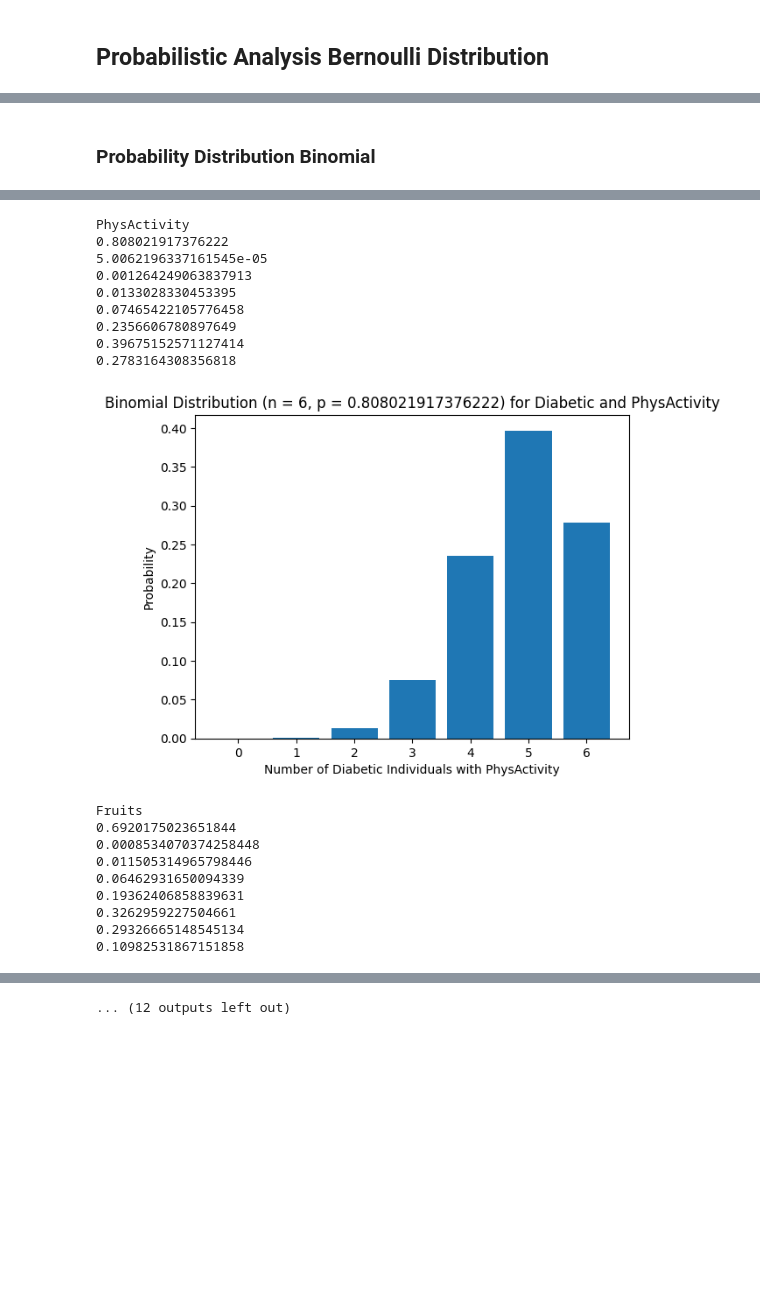
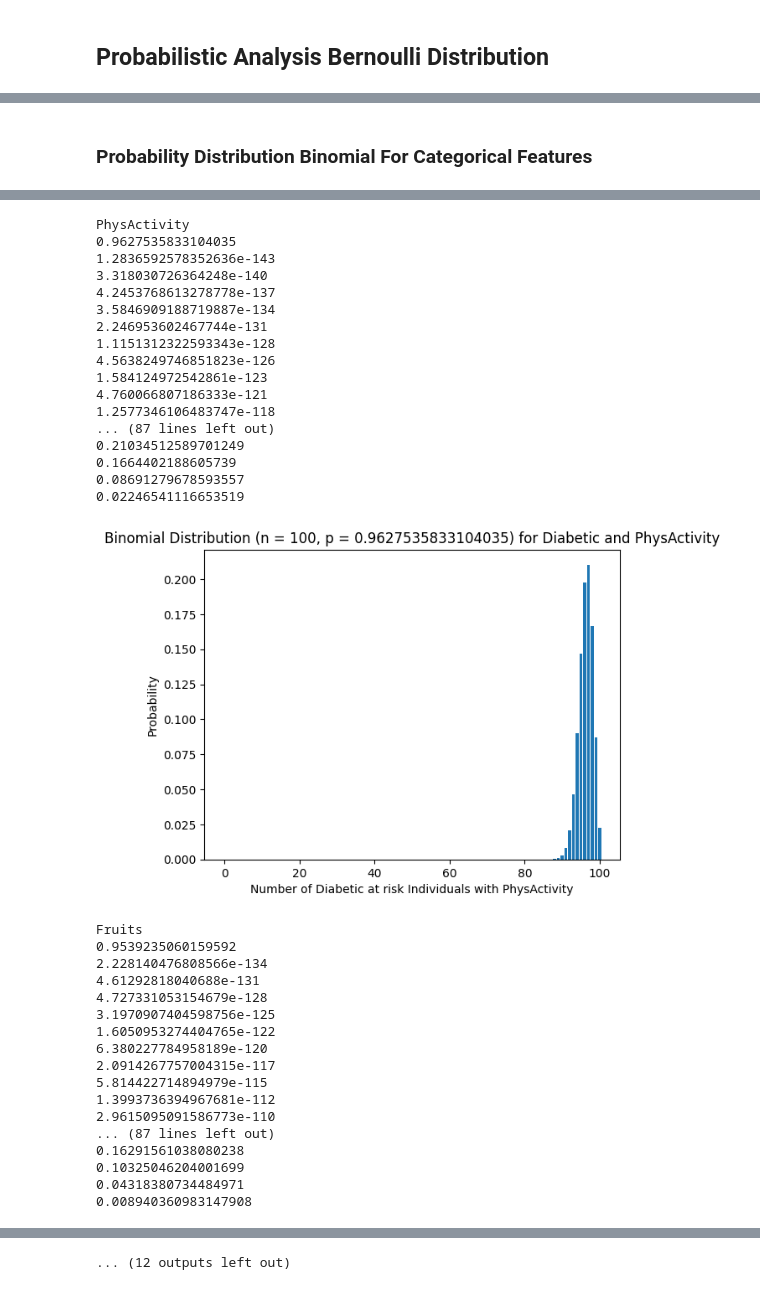
Before and after one commit to CoreyJiaJinHe/DataAnalysisProject, a Jupyter notebook: Diabetes.ipynb, the cells around one changed output, grey strips where cells are left out. Cells and saved outputs as stored; diff of their text form; code cells hidden in the pictures; blank space fills up the shorter version.

```diff
--- a/Diabetes.ipynb
+++ b/Diabetes.ipynb
@@ -540,5 +537,5 @@ Name: proportion, dtype: float64
 # %% [markdown]
-### Probability Distribution Binomial
+### Probability Distribution Binomial For Categorical Features
 # %%
 import numpy as np
 import matplotlib.pyplot as plt
@@ -548,19 +545,22 @@ import math
 
 
 for feature_name in categorical_features:
-    # Calculate the proportion of individuals with diabetes having high feature, cholestral, BMI and etc
-    db1 = df[df[categorical_features] == 1.0]
-    total_val = len(db1)
+    # Calculate the proportion of individuals with diabetes having high feature, cholestral and etc
+
+    diabetes_data = df[df['Diabetes'] == 1]
+
+    total_diabetic = len(diabetes_data)
+
     #print(total_val)
-    high_ft_val = (db1[feature_name] == 1).sum()
+    high_ft_val = df[df['Diabetes'] == 1] [feature_name].sum()
+
     #print(high_ft_val)
-    high_val_prob = high_ft_val / total_val
+    high_val_prob = high_ft_val / total_diabetic
     print(feature_name)
     print(high_val_prob)
     # Define the parameters for the binomial distribution
-    n = 6  # Sample size
-    p  = high_val_prob  # Probability of having high cholesterol given diabetes
-
+    n = 100  # Sample size
+    p  = high_val_prob  # Probability of having high feature given diabetes
     # Generate the range of values for x
     r_values = list(range(n+1))
 
@@ -580,7 +580,7 @@ for feature_name in categorical_features:
     plt.bar(r_values, pmf)
 
     # Add labels and title
-    plt.xlabel(f'Number of Diabetic Individuals with {feature_name}')
+    plt.xlabel(f'Number of Diabetic at risk Individuals with {feature_name}')
     plt.ylabel('Probability')
     plt.title(f'Binomial Distribution (n = {n}, p = {p}) for Diabetic and {feature_name}')
 
@@ -630,19 +662,35 @@ HeartDiseaseorAttack
 PhysActivity
-0.808021917376222
-5.0062196337161545e-05
-0.001264249063837913
-0.0133028330453395
-0.07465422105776458
-0.2356606780897649
-0.39675152571127414
-0.2783164308356818
+0.9627535833104035
+1.2836592578352636e-143
+3.318030726364248e-140
+4.2453768613278778e-137
+3.5846909188719887e-134
+2.246953602467744e-131
+1.1151312322593343e-128
+4.5638249746851823e-126
+1.584124972542861e-123
+4.760066807186333e-121
+1.2577346106483747e-118
+... (87 lines left out)
+0.21034512589701249
+0.1664402188605739
+0.08691279678593557
+0.02246541116653519
-[figure, old version]
+[figure, new version]
 Fruits
-0.6920175023651844
-0.0008534070374258448
-0.011505314965798446
-0.06462931650094339
-0.19362406858839631
-0.3262959227504661
-0.29326665148545134
-0.10982531867151858
+0.9539235060159592
+2.228140476808566e-134
+4.61292818040688e-131
+4.727331053154679e-128
+3.1970907404598756e-125
+1.6050953274404765e-122
+6.380227784958189e-120
+2.0914267757004315e-117
+5.814422714894979e-115
+1.3993736394967681e-112
+2.9615095091586773e-110
+... (87 lines left out)
+0.16291561038080238
+0.10325046204001699
+0.04318380734484971
+0.008940360983147908
```
Also changed, not shown: parts of 23 cells of this notebook.
